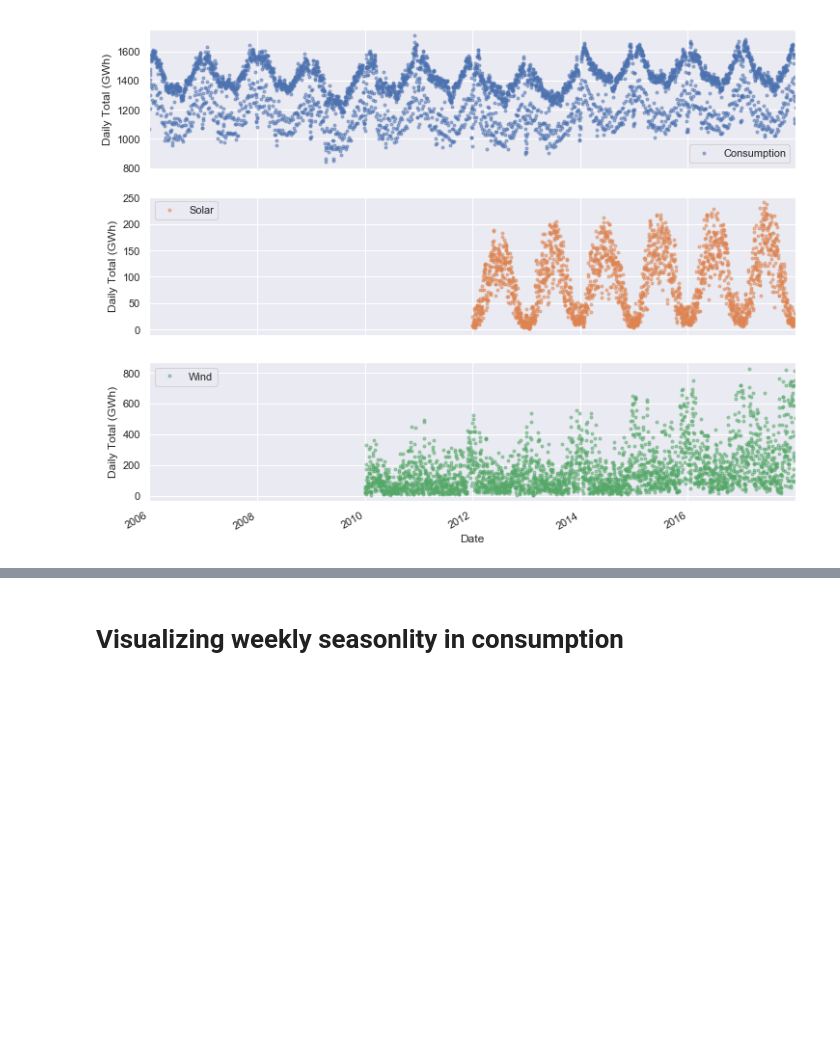
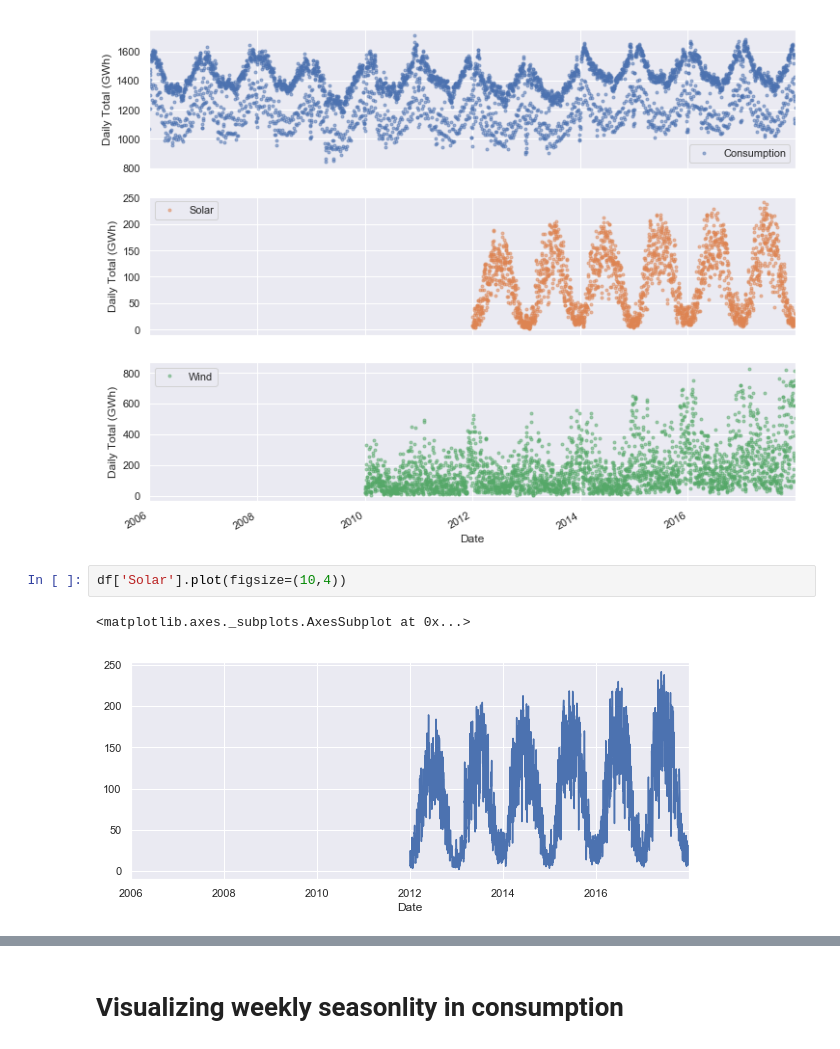
Before and after one commit to ObliviousCloud/Energy-Consumption-Analysis, a Jupyter notebook: time_series_energy_analysis.ipynb, the cells around one changed output, grey strips where cells are left out. Cells and saved outputs as stored; diff of their text form; blank space fills up the shorter version.

```diff
--- a/time_series_energy_analysis.ipynb
+++ b/time_series_energy_analysis.ipynb
@@ -143,3 +158,8 @@ for ax in axes:
     ax.set_ylabel('Daily Total (GWh)')
 # %% [output]
 [figure]
+# %%
+df['Solar'].plot(figsize=(10,4))
+# %% [output]
+<matplotlib.axes._subplots.AxesSubplot at 0x...>
+[figure, added]
```
Also changed, not shown: parts of 23 cells of this notebook.
